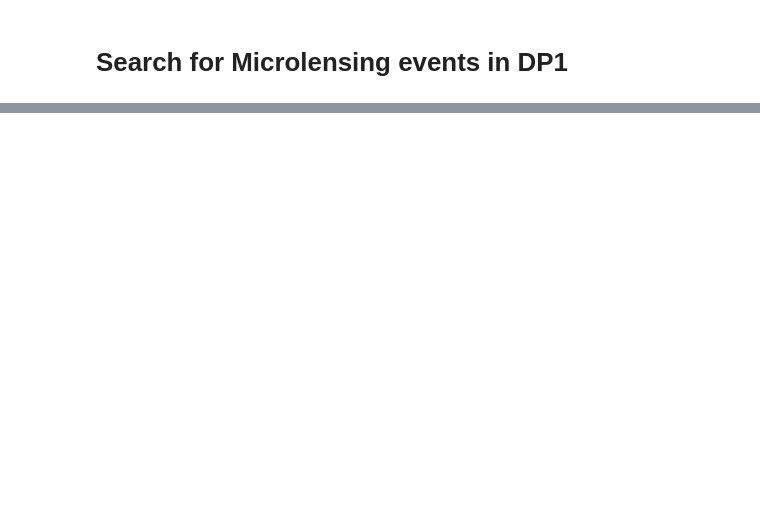
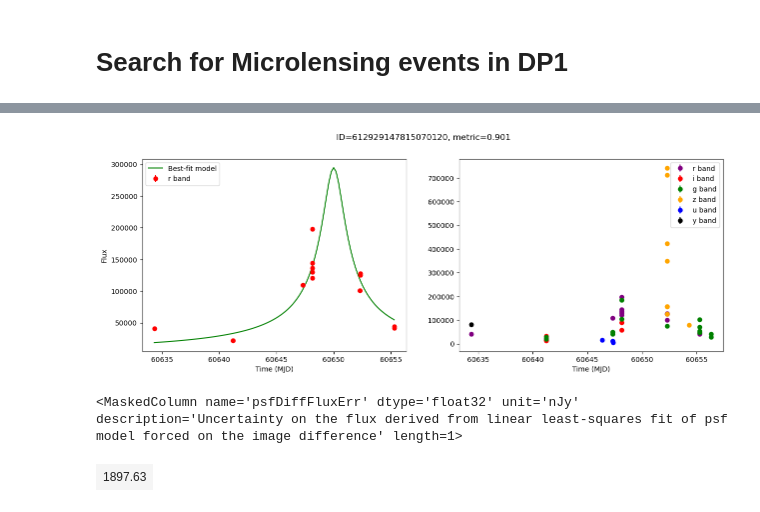
Before and after one commit to LSST-TVSSC/microlensing, a Jupyter notebook: microlensing_search_V2.ipynb, the cells around one changed output, grey strips where cells are left out. Drawn from its saved outputs; the diff is of its cells as text; code cells hidden in the pictures; blank space fills up the shorter version.

```diff
--- a/microlensing_search_V2.ipynb
+++ b/microlensing_search_V2.ipynb
@@ -274,3 +393,53 @@ def run_kmtnet_fit(times, fluxes, flux_errors):
+# %%
+import astropy.units as u
+
+fig, axs = plt.subplots(1, 2, figsize=(15,5))
+colors = ['purple', 'r', 'g', 'orange', 'blue', 'k']
+all_bands = ['r', 'i', 'g', 'z', 'u', 'y']
+for b, band in enumerate(all_bands):
+    band_ind = np.where(forced_sources['band'] == band)
+    rband = np.where(forced_sources['band'] == 'r')
+    times = forced_sources[band_ind]['expMidptMJD']
+    fluxes = forced_sources[band_ind]['psfFlux']
+    flux_err = forced_sources[band_ind]['psfFluxErr']
+    fluxes_diff = forced_sources[band_ind]['psfDiffFlux']
+    flux_err_diff = forced_sources[band_ind]['psfDiffFluxErr']
+
+    axs[1].errorbar(times,
+                    fluxes,
+                    yerr=flux_err,
+                    fmt='o',
+                    color=colors[b],
+                    label=all_bands[b]+' band')
+    #plt.errorbar(times, fluxes_diff,yerr= flux_err_diff, fmt='o', color=colors[b], label=all_bands[b]+' band')
+
+axs[0].errorbar(forced_sources[rband]['expMidptMJD'],
+               forced_sources[rband]['psfFlux'],
+                yerr=forced_sources[rband]['psfFluxErr'],
+                fmt='o',
+               color='r',
+               label='r band')
+axs[0].plot(times_new,
+            model,
+            color='g',
+           label = 'Best-fit model')
+plt.suptitle('ID=%i, metric=%.3f'%(target["diaObjectId"].data[0], delta_chi_squared_kmt))
+axs[0].set_ylabel('Flux')
+axs[0].set_xlabel('Time (MJD)')
+axs[1].set_xlabel('Time (MJD)')
+
+axs[0].legend()
+axs[1].legend()
+#plt.savefig('%i.png'%target["diaObjectId"].data[0])
+#plt.xlim(60646.05, 60646.1)
+plt.show()
+# %% [output]
+[figure, added]
+# %%
+flux_err_diff
+# %% [output]
+<MaskedColumn name='psfDiffFluxErr' dtype='float32' unit='nJy' description='Uncertainty on the flux derived from linear least-squares fit of psf model forced on the image difference' length=1>
+| 1897.63 |
 # %%
 target_radius = 0.5 / 3600.0  # degrees
 
```
Also changed, not shown: parts of 15 cells of this notebook, 5 other files.
